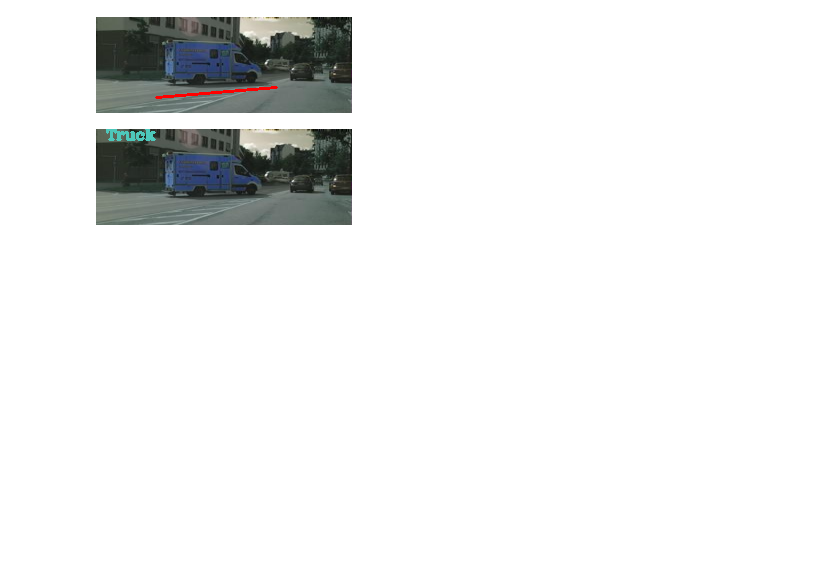
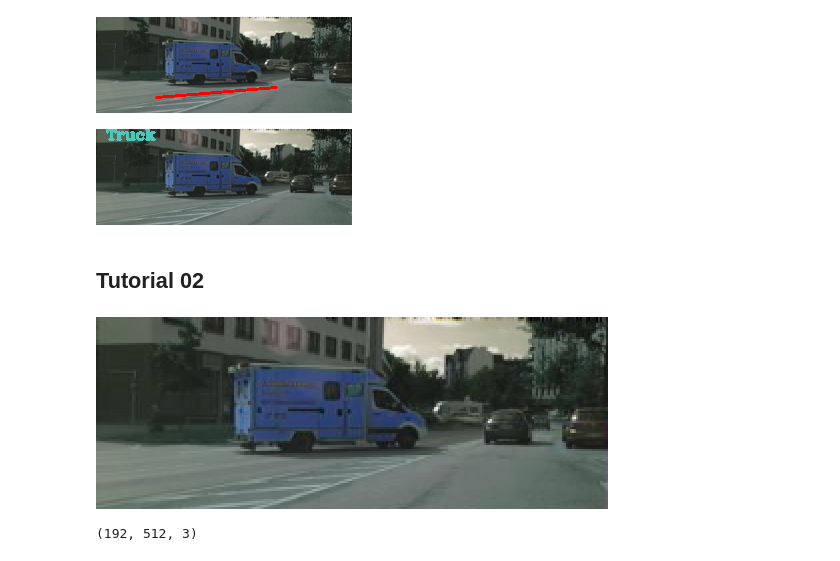
Before and after one commit to zuhurouf/CV-tutorial, a Jupyter notebook: tutorial-01.ipynb, the cells around one changed output. Saved outputs shown, nothing was run; the diff lists cells and outputs as text; code cells hidden in the pictures; blank space fills up the shorter version.

```diff
--- a/tutorial-01.ipynb
+++ b/tutorial-01.ipynb
@@ -165,3 +169,13 @@ cv2.putText(img_copy_4, "Truck", (10, 10), cv2.FONT_HERSHEY_COMPLEX, 0.5, (187,
 cv2_imshow(img_copy_4)
 # %% [output]
 [figure]
+# %% [markdown]
+## Tutorial 02
+# %%
+img = cv2.imread('/content/datasets/cityscapes/train/img/train215.png')
+resized_img = imutils.resize(img, width = 512)
+cv2_imshow(resized_img)
+print(resized_img.shape)
+# %% [output]
+[figure, added]
+(192, 512, 3)
```
Also changed, not shown: parts of 4 cells of this notebook.
